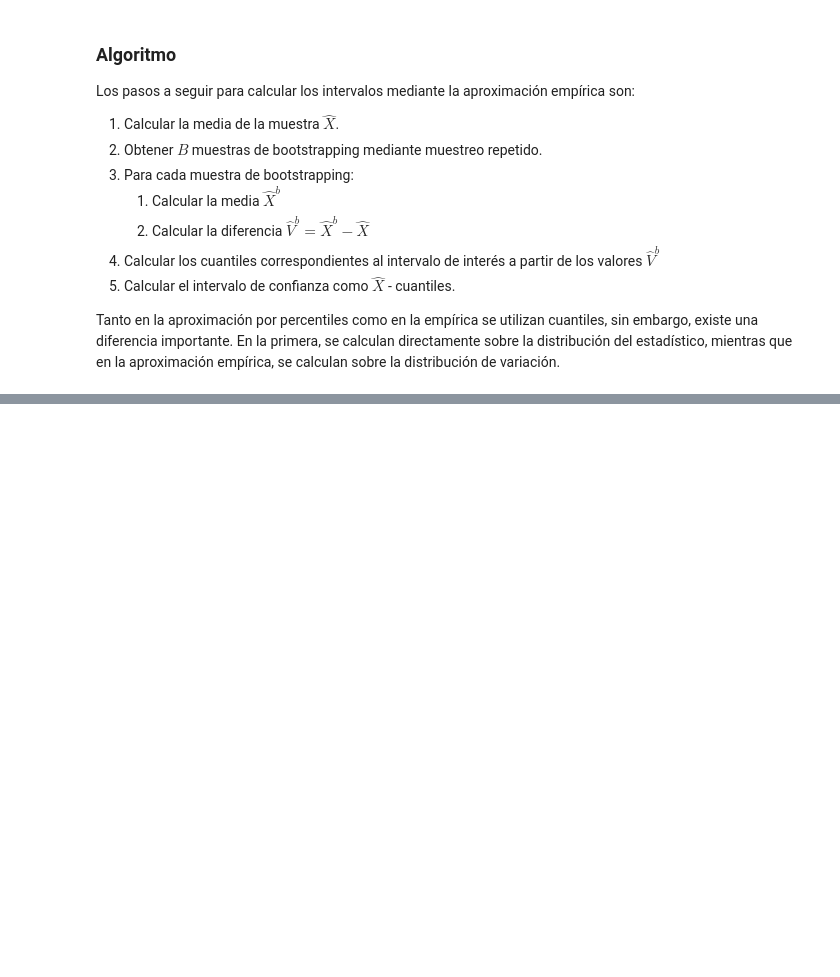
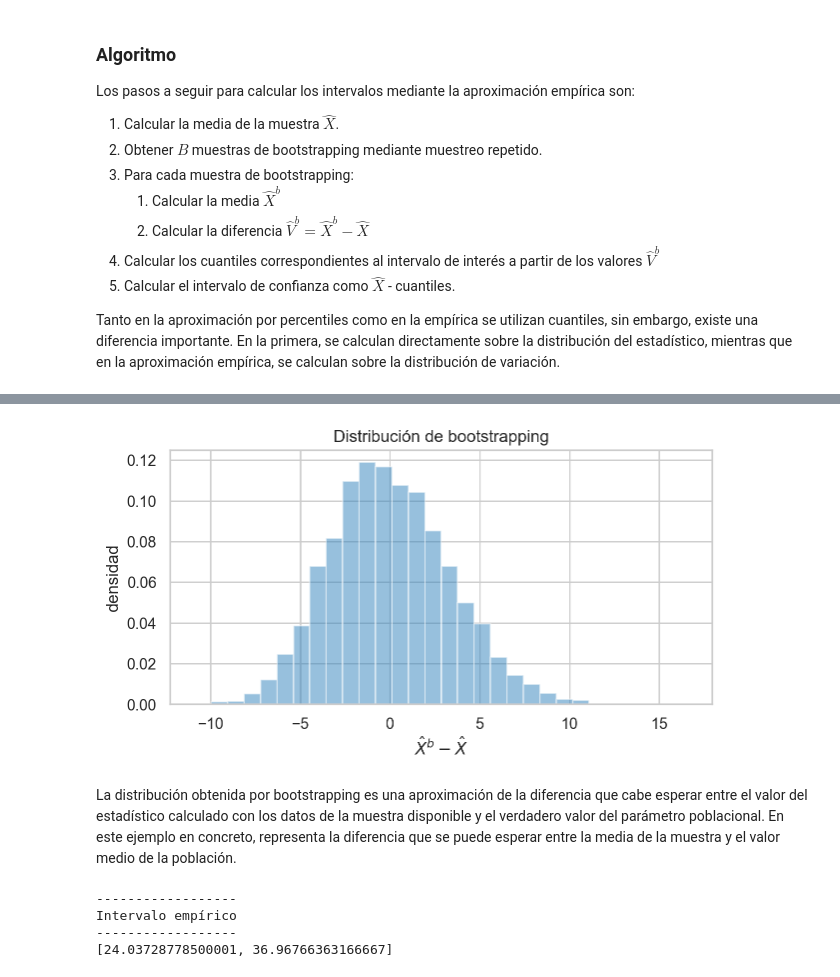
Before and after one commit to M1K3DEV23/Estadistica-python, a Jupyter notebook: notebooks/7.0-M1K3DEV23-Boostrapping.ipynb, the cells around one changed output, grey strips where cells are left out. Cells and saved outputs as stored; diff of their text form; code cells hidden in the pictures; blank space fills up the shorter version.

```diff
--- a/notebooks/7.0-M1K3DEV23-Boostrapping.ipynb
+++ b/notebooks/7.0-M1K3DEV23-Boostrapping.ipynb
@@ -321,0 +383,33 @@ Tanto en la aproximación por percentiles como en la empírica se utilizan cuant
+# %%
+dist_boot = bootstraping_empirico(
+    x=datos, fun_estadistico=calcular_estadistico, n_iteraciones=9999
+)
+# %%
+# Distribución de bootstrapping
+# ==============================================================================
+fig, ax = plt.subplots(ncols=1, nrows=1, figsize=(7, 3.3))
+ax.hist(dist_boot, bins=30, density=True, color="#3182bd", alpha=0.5)
+ax.set_title("Distribución de bootstrapping")
+ax.set_xlabel(r"$\hat{X}^{b} - \hat{X}$")
+ax.set_ylabel("densidad")
+plt.show()
+# %% [output]
+[figure, added]
+# %% [markdown]
+La distribución obtenida por bootstrapping es una aproximación de la diferencia que cabe esperar entre el valor del estadístico calculado con los datos de la muestra disponible y el verdadero valor del parámetro poblacional. En este ejemplo en concreto, representa la diferencia que se puede esperar entre la media de la muestra y el valor medio de la población.
+# %%
+# Intervalo IC basado en bootstrapping empírico.
+# ==============================================================================
+# Un IC del 95% debe abarcar desde el cuantil 0.025 al 0.975
+cuantiles = np.quantile(a=dist_boot, q=[0.025, 0.975])
+estadistico_muestra = calcular_estadistico(datos)
+print("------------------")
+print("Intervalo empírico")
+print("------------------")
+intervalo = [estadistico_muestra - cuantiles[1], estadistico_muestra - cuantiles[0]]
+print(intervalo)
+# %% [output]
+------------------
+Intervalo empírico
+------------------
+[24.03728778500001, 36.96766363166667]
```
Also changed, not shown: parts of 47 cells of this notebook, 6 other files.
